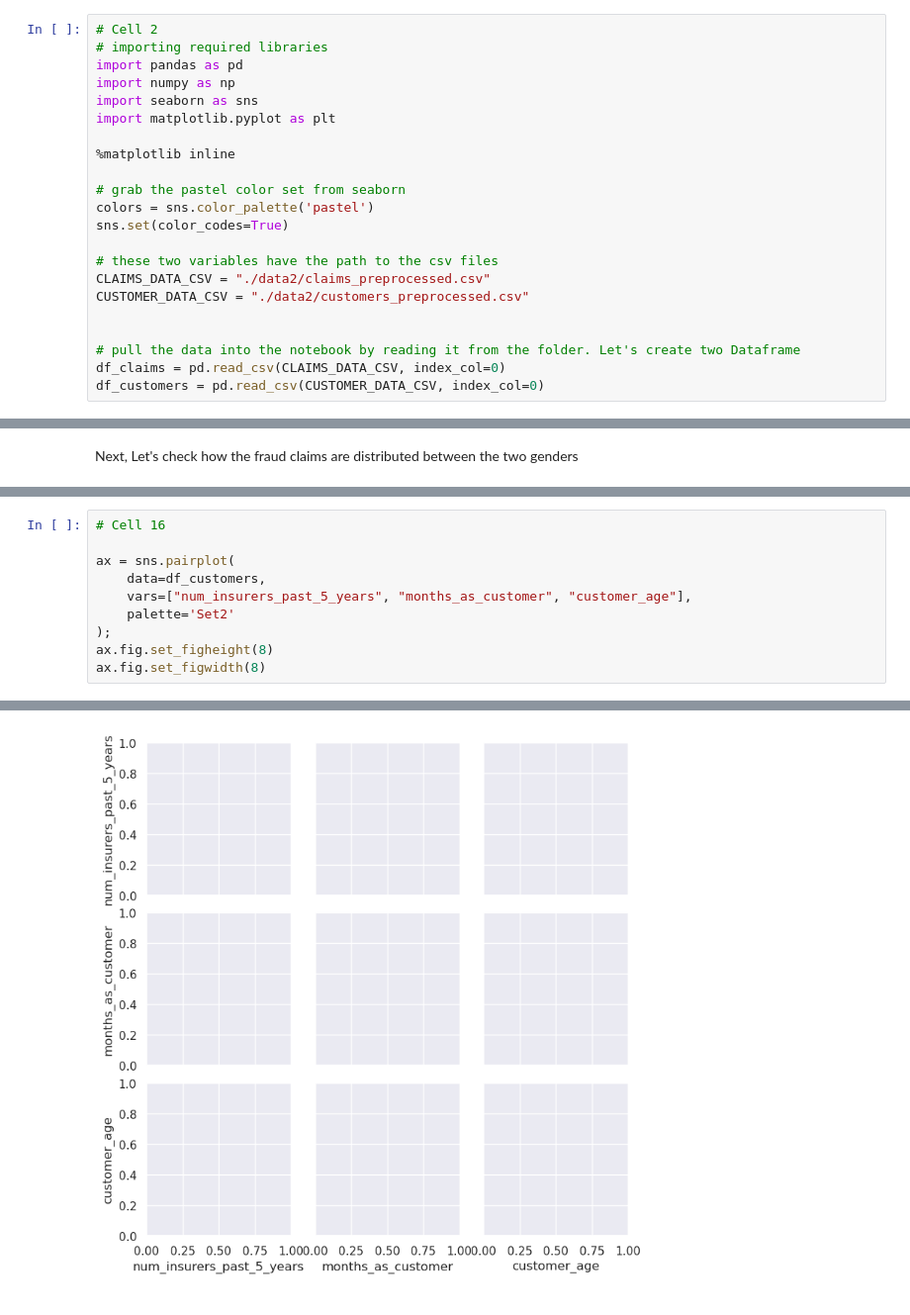
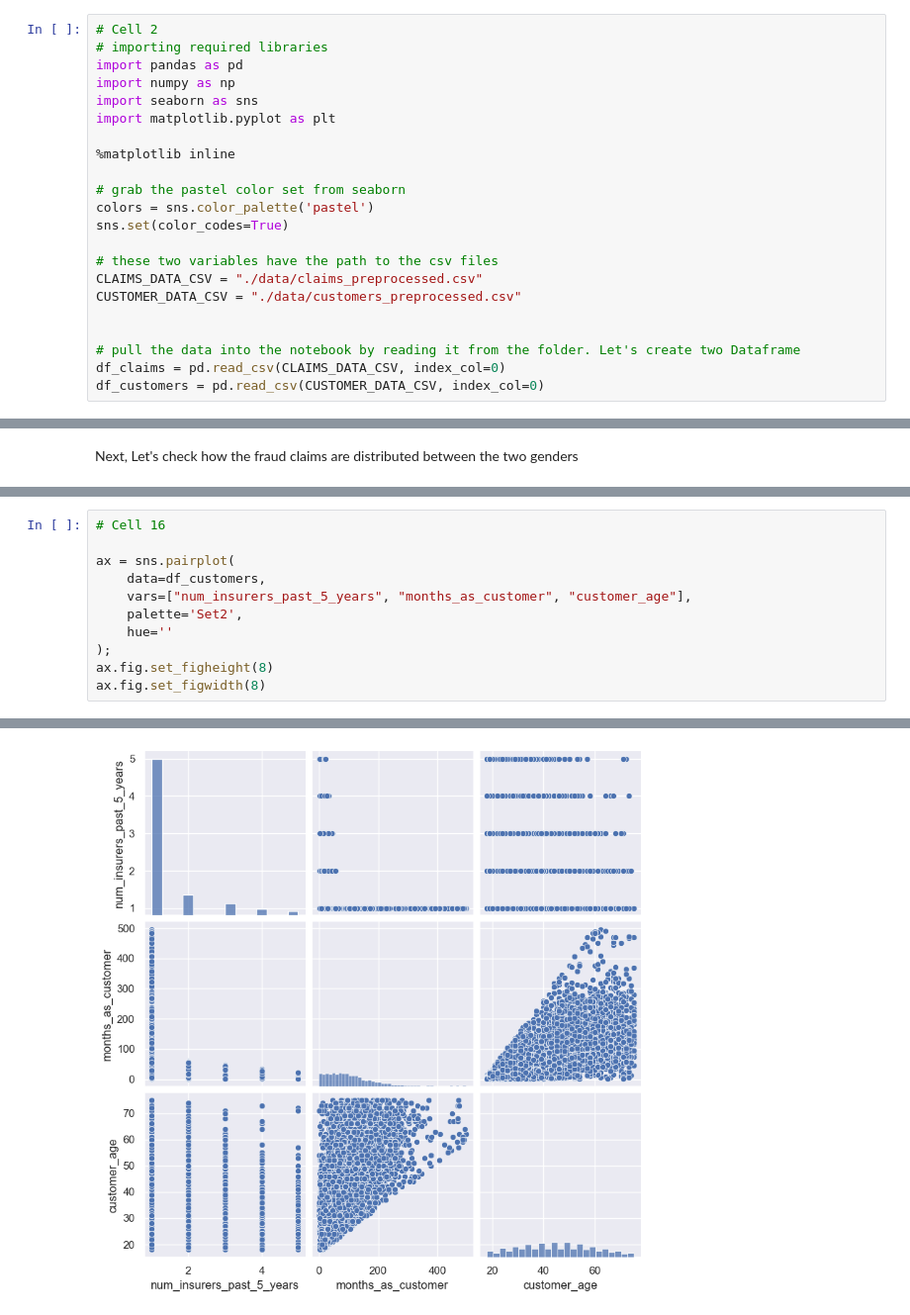
Before and after one commit to woohwan/sagemaker-2024, a Jupyter notebook: pipeline/workshop/fraud-detection-01/amazon-sagemaker-fraud-detection/Lab1-and-Lab2.ipynb, the cells around one changed output, grey strips where cells are left out. Shown at 99% size. Saved outputs shown, nothing was run; the diff lists cells and outputs as text.

```diff
--- a/pipeline/workshop/fraud-detection-01/amazon-sagemaker-fraud-detection/Lab1-and-Lab2.ipynb
+++ b/pipeline/workshop/fraud-detection-01/amazon-sagemaker-fraud-detection/Lab1-and-Lab2.ipynb
@@ -22,8 +18,8 @@ colors = sns.color_palette('pastel')
 sns.set(color_codes=True)
 
 # these two variables have the path to the csv files
-CLAIMS_DATA_CSV = "./data2/claims_preprocessed.csv"
-CUSTOMER_DATA_CSV = "./data2/customers_preprocessed.csv"
+CLAIMS_DATA_CSV = "./data/claims_preprocessed.csv"
+CUSTOMER_DATA_CSV = "./data/customers_preprocessed.csv"
 
 
 # pull the data into the notebook by reading it from the folder. Let's create two Dataframe
@@ -263,7 +259,8 @@ print(sns.__version__)
 ax = sns.pairplot(
     data=df_customers,
     vars=["num_insurers_past_5_years", "months_as_customer", "customer_age"],
-    palette='Set2'
+    palette='Set2',
+    hue=''
 );
 ax.fig.set_figheight(8)
 ax.fig.set_figwidth(8)
@@ -272,4 +268,4 @@ OptionError: No such keys(s): 'mode.use_inf_as_null'
-[figure, old version]
+[figure, new version]
 # %%
 # cell 17
 
```
Also changed, not shown: parts of 12 cells of this notebook.
